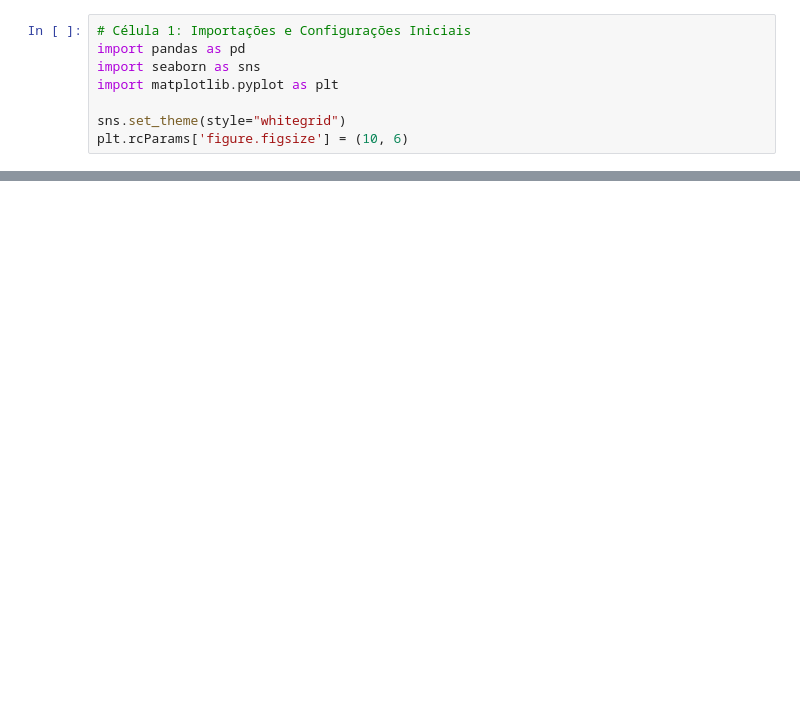
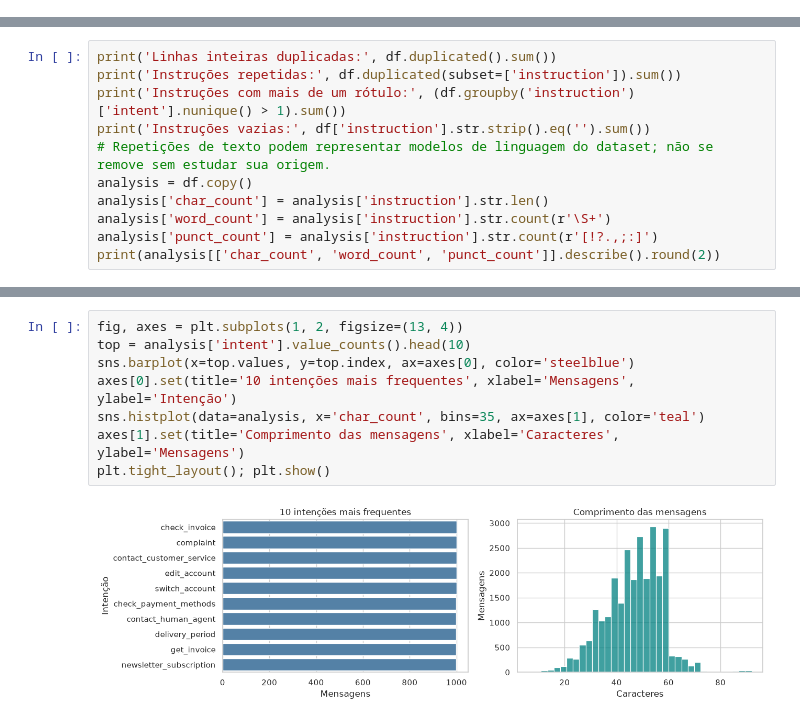
Before and after one commit to leandro-infnet/ecomshield-ai-secops, a Jupyter notebook: notebooks/01_eda_ecomshield.ipynb, the cells around one changed output, grey strips where cells are left out. Cells and saved outputs as stored; diff of their text form; blank space fills up the shorter version.

```diff
--- a/notebooks/01_eda_ecomshield.ipynb
+++ b/notebooks/01_eda_ecomshield.ipynb
@@ -1,8 +0,0 @@
-# %%
-# Célula 1: Importações e Configurações Iniciais
-import pandas as pd
-import seaborn as sns
-import matplotlib.pyplot as plt
-
-sns.set_theme(style="whitegrid")
-plt.rcParams['figure.figsize'] = (10, 6)
@@ -117,0 +22,11 @@ Baseado na visualização estatística do dataset, formulamos três hipóteses c
+# %%
+print('Linhas inteiras duplicadas:', df.duplicated().sum())
+print('Instruções repetidas:', df.duplicated(subset=['instruction']).sum())
+print('Instruções com mais de um rótulo:', (df.groupby('instruction')['intent'].nunique() > 1).sum())
+print('Instruções vazias:', df['instruction'].str.strip().eq('').sum())
+# Repetições de texto podem representar modelos de linguagem do dataset; não se remove sem estudar sua origem.
+analysis = df.copy()
+analysis['char_count'] = analysis['instruction'].str.len()
+analysis['word_count'] = analysis['instruction'].str.count(r'\S+')
+analysis['punct_count'] = analysis['instruction'].str.count(r'[!?.,;:]')
+print(analysis[['char_count', 'word_count', 'punct_count']].describe().round(2))
@@ -117,0 +47,10 @@ Baseado na visualização estatística do dataset, formulamos três hipóteses c
+# %%
+fig, axes = plt.subplots(1, 2, figsize=(13, 4))
+top = analysis['intent'].value_counts().head(10)
+sns.barplot(x=top.values, y=top.index, ax=axes[0], color='steelblue')
+axes[0].set(title='10 intenções mais frequentes', xlabel='Mensagens', ylabel='Intenção')
+sns.histplot(data=analysis, x='char_count', bins=35, ax=axes[1], color='teal')
+axes[1].set(title='Comprimento das mensagens', xlabel='Caracteres', ylabel='Mensagens')
+plt.tight_layout(); plt.show()
+# %% [output]
+[figure, added]
```
Also changed, not shown: parts of 16 cells of this notebook, 28 other files.
